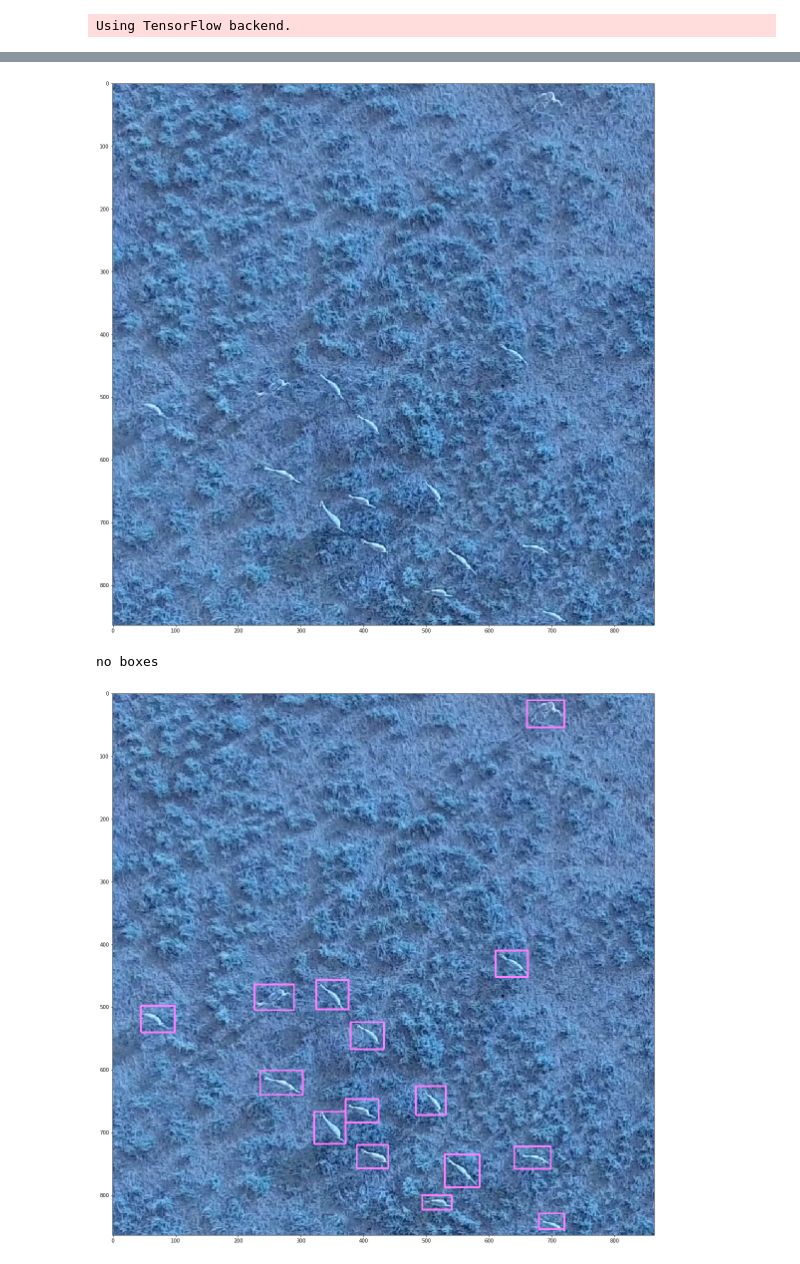
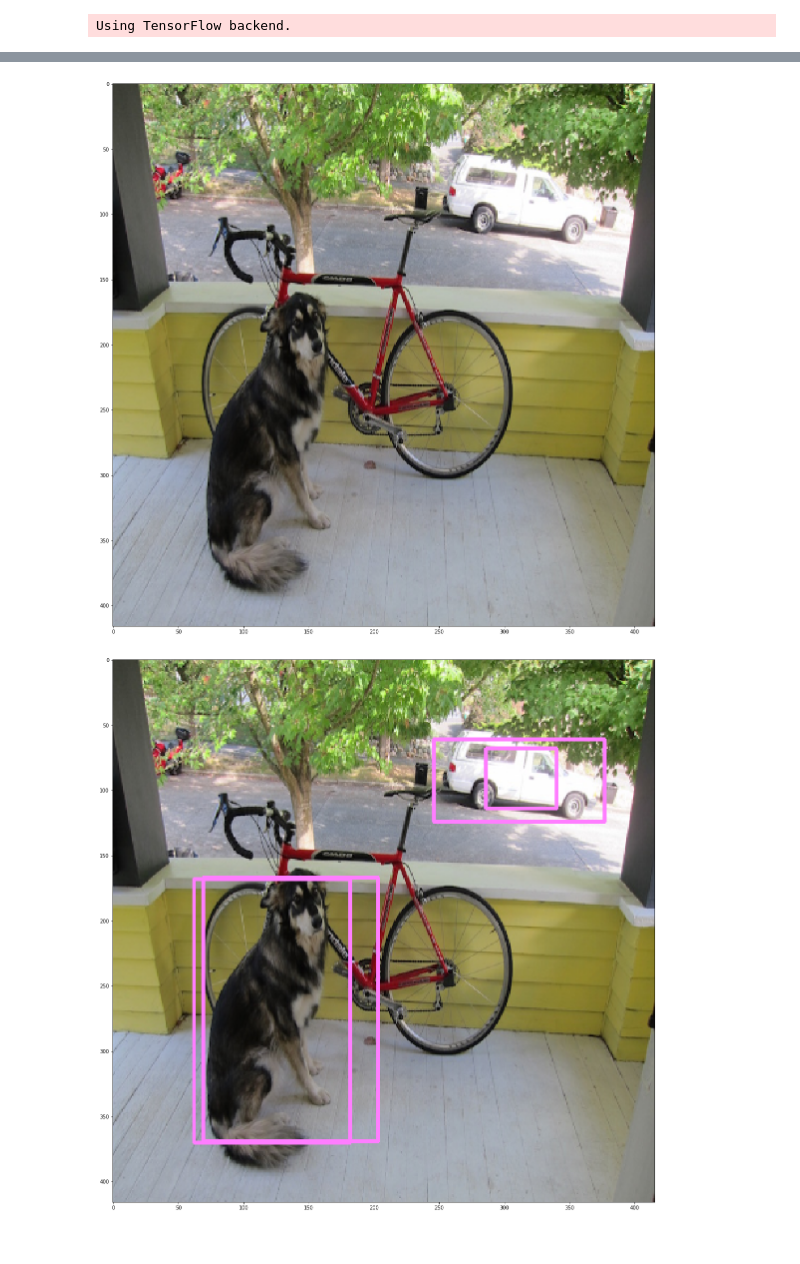
Before and after one commit to ctorney/uavTracker, a Jupyter notebook: train/testPredict.ipynb, the cells around one changed output, grey strips where cells are left out. Saved outputs shown, nothing was run; the diff lists cells and outputs as text; code cells hidden in the pictures.

Commit message:
tiny YOLO

```diff
--- a/train/testPredict.ipynb
+++ b/train/testPredict.ipynb
@@ -11,11 +11,11 @@ from models.yolo_models import get_yolo_model
 # %% [output]
 Using TensorFlow backend.
 # %%
-im_width=864
-im_height=864
+im_width=416
+im_height=416
 
-yolov3 = get_yolo_model(im_width,im_height,num_class=1)
+yolov3 = get_tiny_model(im_width,im_height,num_class=80)
 
-yolov3.load_weights('../weights/trained-blackbucks-yolo.h5')
+yolov3.load_weights('../weights/tiny_coco.h5')
 
 #yolov3.load_weights('../weights/yolo-v3-coco.h5')
@@ -22,6 +29,8 @@ yolov3.load_weights('../weights/trained-blackbucks-yolo.h5')
 # %%
-image_name =  'blackbuck_images/frame334_2.png'
+image_name =  'dog.jpg'
 
 #image_name = 'horse_images/DEPTR_170606-8m-361-0.png'
 im = cv2.imread(image_name)
-#im = cv2.cvtColor(im, cv2.COLOR_BGR2RGB)
+im = cv2.resize(im,(416,416))
+im = cv2.cvtColor(im, cv2.COLOR_BGR2RGB)
+#im = im[100:516,100:516,:]
@@ -30,7 +44,7 @@ plt.figure(figsize=(20,20))
 plt.imshow(im)
 plt.show()
 # %% [output]
-[figure, old version]
+[figure, new version]
 # %%
 new_image = im[:,:,::-1]/255.
 new_image = np.expand_dims(new_image, 0)
@@ -67,11 +81,11 @@ def bbox_iou(box1, box2):
 
     return float(intersect) / union
 # %%
-nms_threshold=0.3
+nms_threshold=0.93
 obj_threshold=0.5
-max_length=100
+max_length=10000
 new_boxes = np.zeros((0,5))
-for i in range(3):
+for i in range(2):
     netout=preds[i][0]
     grid_h, grid_w = netout.shape[:2]
     xpos = netout[...,0]
@@ -110,27 +124,28 @@ for i in range(len(sorted_indices)):
             new_boxes[index_j,4] = 0
 
 new_boxes = new_boxes[new_boxes[:,4]>0]
-# %% [output]
-no boxes
 # %%
 
 im = cv2.imread(image_name)
-#im = cv2.cvtColor(im, cv2.COLOR_BGR2RGB)
+#im = im[100:516,100:516,:]
+im = cv2.resize(im,(416,416))
+
+im = cv2.cvtColor(im, cv2.COLOR_BGR2RGB)
 
 for box in new_boxes:
     xmin  = int((box[0]))
     xmax  = int((box[2]))
     ymin  = int((box[1]))
     ymax  = int((box[3]))
 
 
     cv2.rectangle(im, (xmin,ymin), (xmax,ymax), (255,125,255), 2)
 plt.figure(figsize=(20,20))
 plt.imshow(im)
 cv2.imwrite('test.jpg',im)
 plt.show()
 # %% [output]
-[figure, old version]
+[figure, new version]
 # %%
 preds[0].shape
 # %% [output]
```
Also changed, not shown: parts of 6 cells of this notebook, 3 other files.
